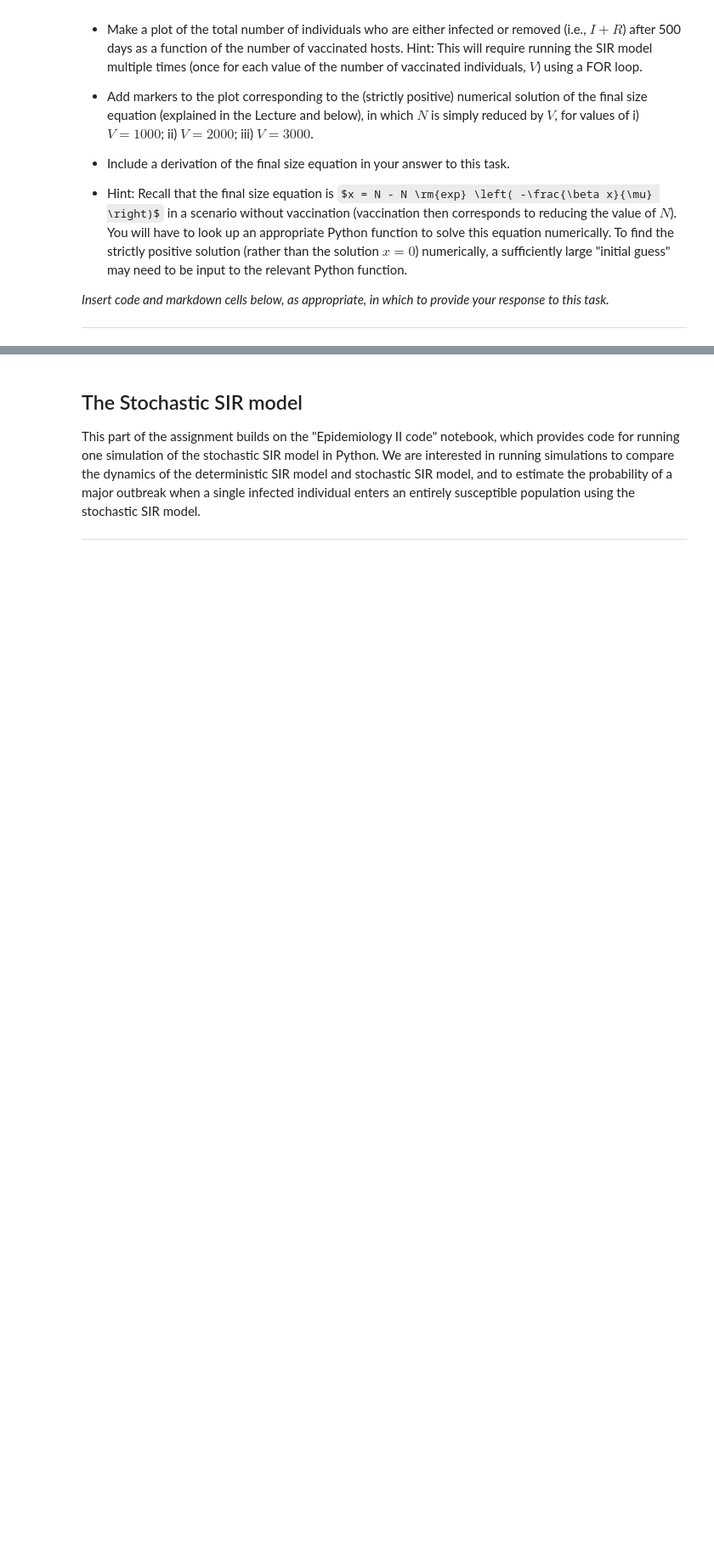
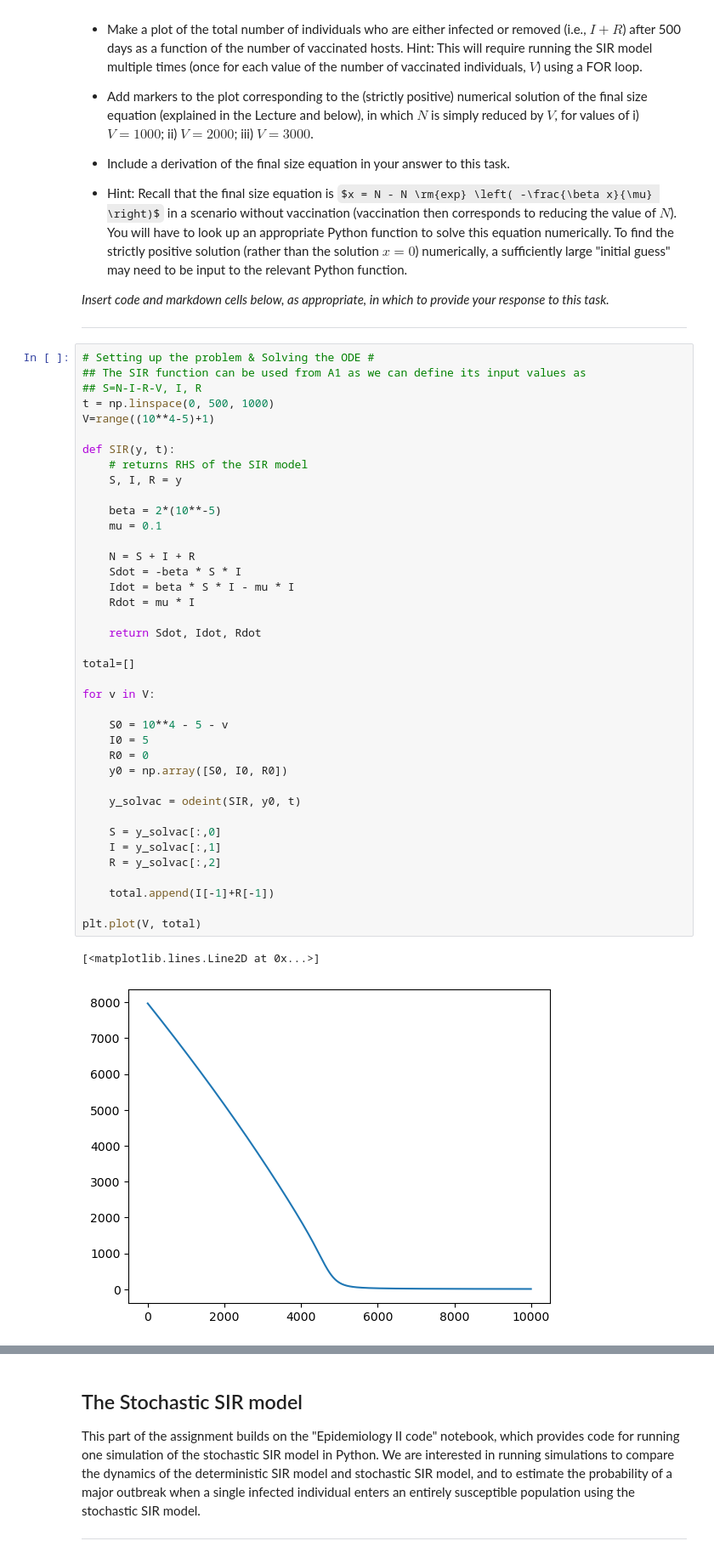
Before and after one commit to Mehchu/Epidemiology-project, a Jupyter notebook: Epidemiology_Project_Specification.ipynb, the cells around one changed output, grey strips where cells are left out. Shown at 85% size. Drawn from its saved outputs; the diff is of its cells as text; some formulas as TeX source; blank space fills up the shorter version.

Commit message:
Plotted I+R as a function of V for A2

```diff
--- a/Epidemiology_Project_Specification.ipynb
+++ b/Epidemiology_Project_Specification.ipynb
@@ -183,6 +183,48 @@ Details:
 *Insert code and markdown cells below, as appropriate, in which to provide your response to this task.*
 
 ---
+# %%
+# Setting up the problem & Solving the ODE #
+## The SIR function can be used from A1 as we can define its input values as
+## S=N-I-R-V, I, R
+t = np.linspace(0, 500, 1000)
+V=range((10**4-5)+1)
+
+def SIR(y, t):
+    # returns RHS of the SIR model
+    S, I, R = y
+
+    beta = 2*(10**-5)
+    mu = 0.1
+
+    N = S + I + R
+    Sdot = -beta * S * I
+    Idot = beta * S * I - mu * I
+    Rdot = mu * I
+
+    return Sdot, Idot, Rdot
+
+total=[]
+
+for v in V:
+
+    S0 = 10**4 - 5 - v
+    I0 = 5
+    R0 = 0
+    y0 = np.array([S0, I0, R0])
+
+    y_solvac = odeint(SIR, y0, t)
+
+    S = y_solvac[:,0]
+    I = y_solvac[:,1]
+    R = y_solvac[:,2]
+
+    total.append(I[-1]+R[-1])
+
+plt.plot(V, total)
+# %% [output]
+[<matplotlib.lines.Line2D at 0x...>]
+[figure, added]
 # %% [markdown]
 ## Task A3. The effect of social distancing (worth approximately 12% of the marks)
 
```
